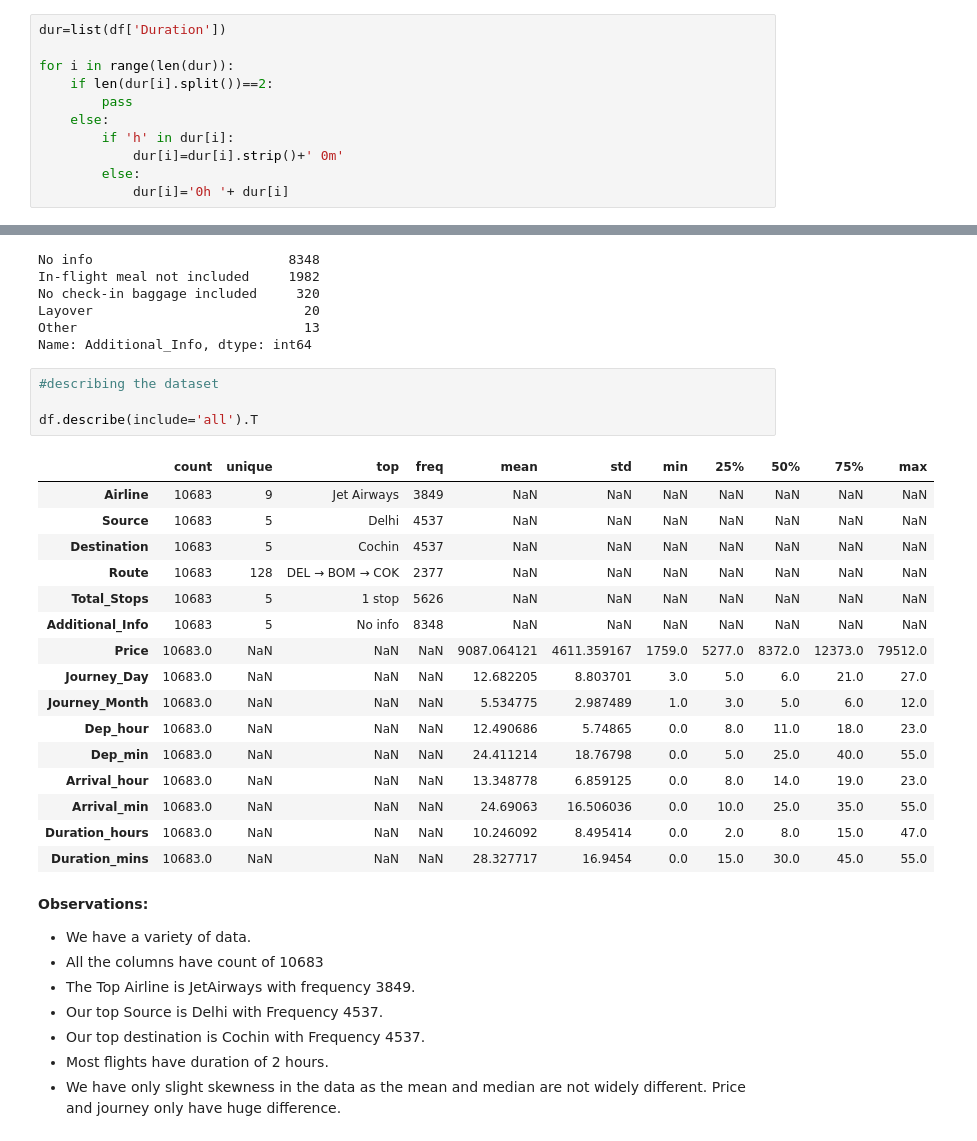
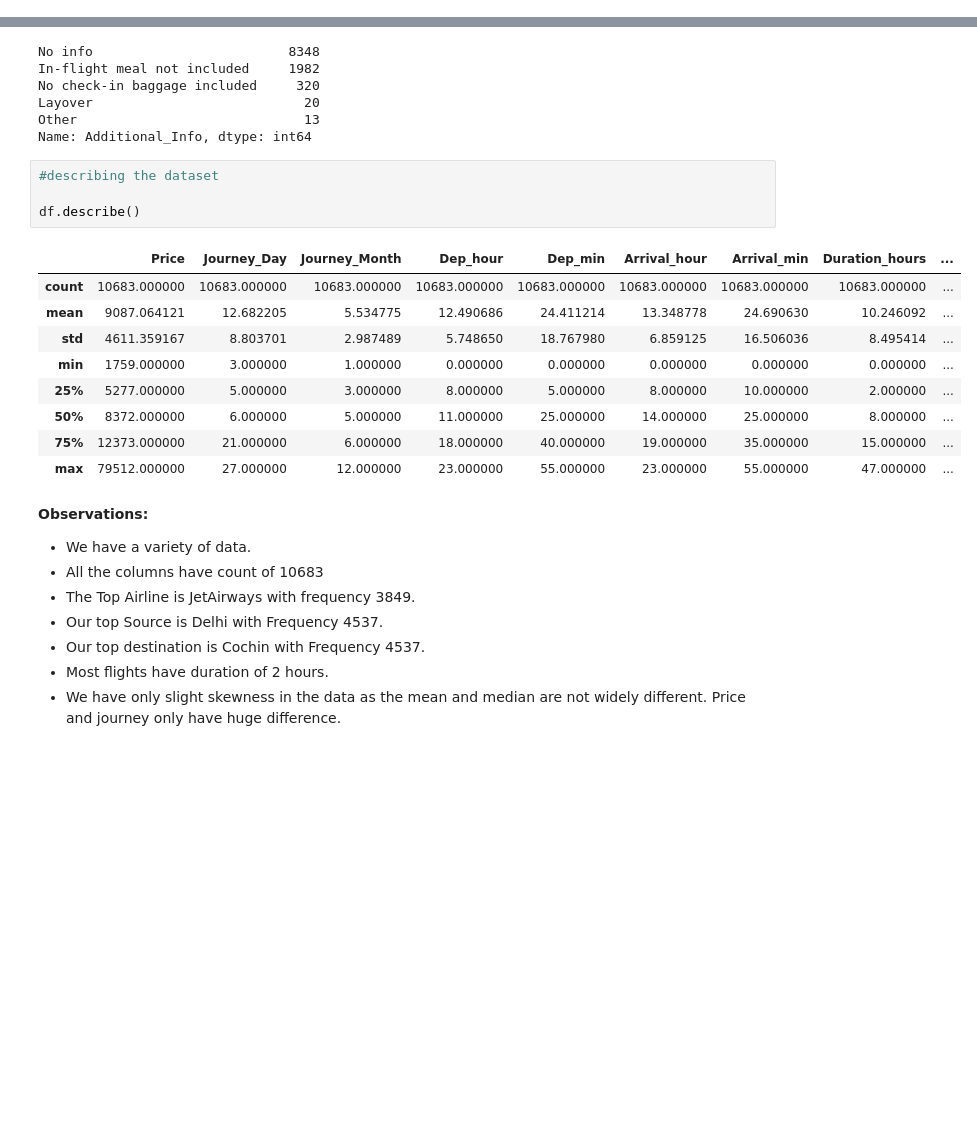
Before and after one commit to Razni-DS/Flight-Fare-Prediction, a Jupyter notebook: Flight Fare Prediction_ Evaluation Project 7.ipynb, the cells around one changed output, grey strips where cells are left out. Drawn from its saved outputs; the diff is of its cells as text; blank space fills up the shorter version.

```diff
--- a/Flight Fare Prediction_ Evaluation Project 7.ipynb
+++ b/Flight Fare Prediction_ Evaluation Project 7.ipynb
@@ -462,14 +462,3 @@ df["Arrival_min"] = pd.to_datetime(df["Arrival_Time"]).dt.minute
 df.drop(["Arrival_Time"], axis = 1, inplace = True)
 # %% [markdown]
 Similarly we have Duration in hours and minutes. but before seperating we will assign 0h to the ones below 1 hour and 0m to the ones with no minutes
-# %%
-dur=list(df['Duration'])
-
-for i in range(len(dur)):
-    if len(dur[i].split())==2:
-        pass
-    else:
-        if 'h' in dur[i]:
-            dur[i]=dur[i].strip()+' 0m'
-        else:
-            dur[i]='0h '+ dur[i]
@@ -613,24 +593,17 @@ Name: Additional_Info, dtype: int64
 # %%
 #describing the dataset
 
-df.describe(include='all').T
+df.describe()
 # %% [output]
-|  | count | unique | top | freq | mean | std | min | 25% | 50% | 75% | max |
-| Airline | 10683 | 9 | Jet Airways | 3849 | NaN | NaN | NaN | NaN | NaN | NaN | NaN |
-| Source | 10683 | 5 | Delhi | 4537 | NaN | NaN | NaN | NaN | NaN | NaN | NaN |
-| Destination | 10683 | 5 | Cochin | 4537 | NaN | NaN | NaN | NaN | NaN | NaN | NaN |
-| Route | 10683 | 128 | DEL → BOM → COK | 2377 | NaN | NaN | NaN | NaN | NaN | NaN | NaN |
-| Total_Stops | 10683 | 5 | 1 stop | 5626 | NaN | NaN | NaN | NaN | NaN | NaN | NaN |
-| Additional_Info | 10683 | 5 | No info | 8348 | NaN | NaN | NaN | NaN | NaN | NaN | NaN |
-| Price | 10683.0 | NaN | NaN | NaN | 9087.064121 | 4611.359167 | 1759.0 | 5277.0 | 8372.0 | 12373.0 | 79512.0 |
-| Journey_Day | 10683.0 | NaN | NaN | NaN | 12.682205 | 8.803701 | 3.0 | 5.0 | 6.0 | 21.0 | 27.0 |
-| Journey_Month | 10683.0 | NaN | NaN | NaN | 5.534775 | 2.987489 | 1.0 | 3.0 | 5.0 | 6.0 | 12.0 |
-| Dep_hour | 10683.0 | NaN | NaN | NaN | 12.490686 | 5.74865 | 0.0 | 8.0 | 11.0 | 18.0 | 23.0 |
-| Dep_min | 10683.0 | NaN | NaN | NaN | 24.411214 | 18.76798 | 0.0 | 5.0 | 25.0 | 40.0 | 55.0 |
-| Arrival_hour | 10683.0 | NaN | NaN | NaN | 13.348778 | 6.859125 | 0.0 | 8.0 | 14.0 | 19.0 | 23.0 |
-| Arrival_min | 10683.0 | NaN | NaN | NaN | 24.69063 | 16.506036 | 0.0 | 10.0 | 25.0 | 35.0 | 55.0 |
-| Duration_hours | 10683.0 | NaN | NaN | NaN | 10.246092 | 8.495414 | 0.0 | 2.0 | 8.0 | 15.0 | 47.0 |
-| Duration_mins | 10683.0 | NaN | NaN | NaN | 28.327717 | 16.9454 | 0.0 | 15.0 | 30.0 | 45.0 | 55.0 |
+|  | Price | Journey_Day | Journey_Month | Dep_hour | Dep_min | Arrival_hour | Arrival_min | Duration_hours | ... |
+| count | 10683.000000 | 10683.000000 | 10683.000000 | 10683.000000 | 10683.000000 | 10683.000000 | 10683.000000 | 10683.000000 | ... |
+| mean | 9087.064121 | 12.682205 | 5.534775 | 12.490686 | 24.411214 | 13.348778 | 24.690630 | 10.246092 | ... |
+| std | 4611.359167 | 8.803701 | 2.987489 | 5.748650 | 18.767980 | 6.859125 | 16.506036 | 8.495414 | ... |
+| min | 1759.000000 | 3.000000 | 1.000000 | 0.000000 | 0.000000 | 0.000000 | 0.000000 | 0.000000 | ... |
+| 25% | 5277.000000 | 5.000000 | 3.000000 | 8.000000 | 5.000000 | 8.000000 | 10.000000 | 2.000000 | ... |
+| 50% | 8372.000000 | 6.000000 | 5.000000 | 11.000000 | 25.000000 | 14.000000 | 25.000000 | 8.000000 | ... |
+| 75% | 12373.000000 | 21.000000 | 6.000000 | 18.000000 | 40.000000 | 19.000000 | 35.000000 | 15.000000 | ... |
+| max | 79512.000000 | 27.000000 | 12.000000 | 23.000000 | 55.000000 | 23.000000 | 55.000000 | 47.000000 | ... |
 # %% [markdown]
 **Observations:**
 
```
Also changed, not shown: parts of 6 cells of this notebook, 1 other file.
